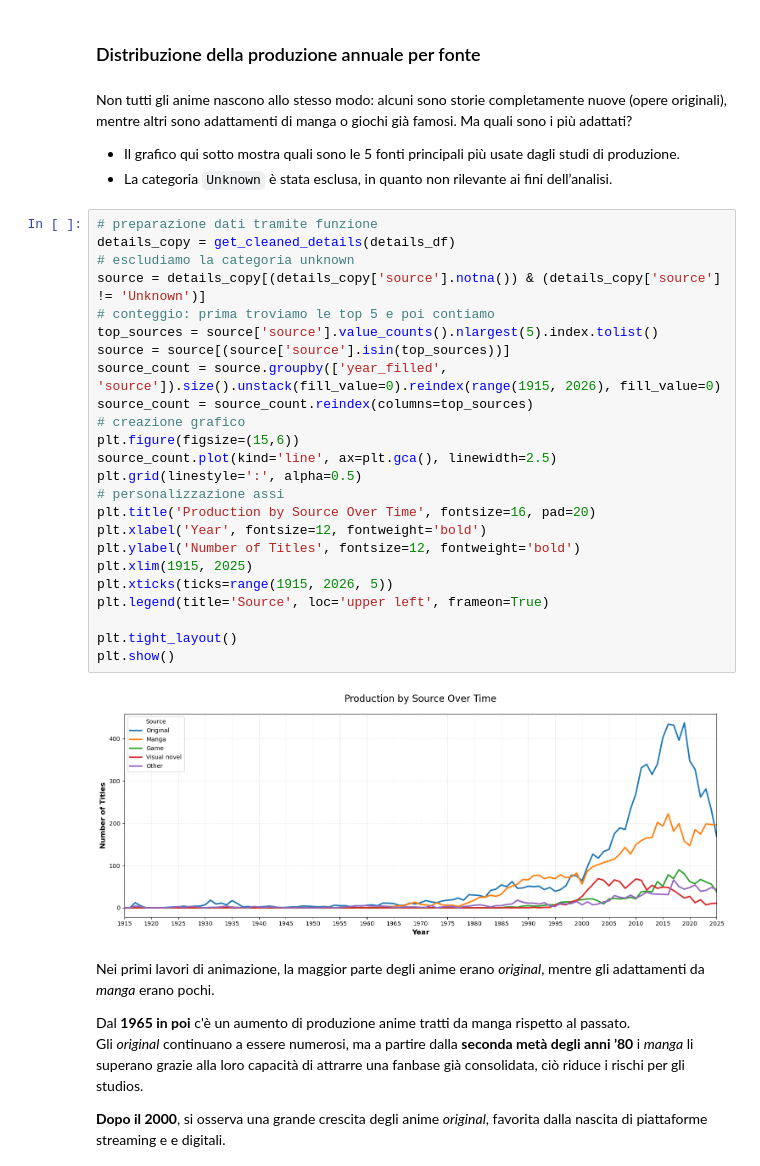
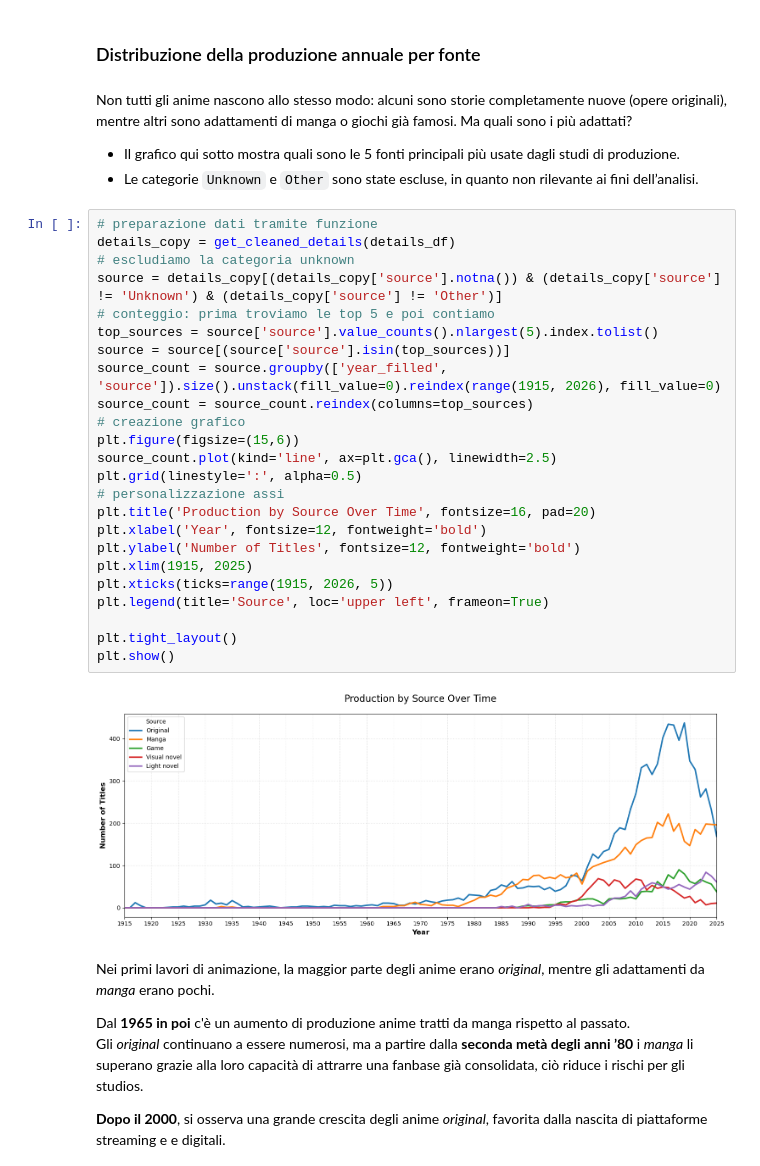
Before and after one commit to sarazunino/HCI, a Jupyter notebook: solution/02_notebook.ipynb, the cells around one changed output. Drawn from its saved outputs; the diff is of its cells as text.

```diff
--- a/solution/02_notebook.ipynb
+++ b/solution/02_notebook.ipynb
@@ -125,33 +124,33 @@ L’evoluzione della produzione anime mostra tre fasi principali: una fase inizi
 # %% [markdown]
 Non tutti gli anime nascono allo stesso modo: alcuni sono storie completamente nuove (opere originali), mentre altri sono adattamenti di  manga o giochi già famosi. Ma quali sono i più adattati?
 - Il grafico qui sotto mostra quali sono le 5 fonti principali più usate dagli studi di produzione.
-- La categoria `Unknown` è stata esclusa, in quanto non rilevante ai fini dell’analisi.
+- Le categorie `Unknown` e `Other` sono state escluse, in quanto non rilevante ai fini dell’analisi.
 # %%
 # preparazione dati tramite funzione
 details_copy = get_cleaned_details(details_df)
 # escludiamo la categoria unknown
-source = details_copy[(details_copy['source'].notna()) & (details_copy['source'] != 'Unknown')]
+source = details_copy[(details_copy['source'].notna()) & (details_copy['source'] != 'Unknown') & (details_copy['source'] != 'Other')]
 # conteggio: prima troviamo le top 5 e poi contiamo
 top_sources = source['source'].value_counts().nlargest(5).index.tolist()
 source = source[(source['source'].isin(top_sources))]
 source_count = source.groupby(['year_filled', 'source']).size().unstack(fill_value=0).reindex(range(1915, 2026), fill_value=0)
 source_count = source_count.reindex(columns=top_sources)
 # creazione grafico
 plt.figure(figsize=(15,6))
 source_count.plot(kind='line', ax=plt.gca(), linewidth=2.5)
 plt.grid(linestyle=':', alpha=0.5)
 # personalizzazione assi
 plt.title('Production by Source Over Time', fontsize=16, pad=20)
 plt.xlabel('Year', fontsize=12, fontweight='bold')
 plt.ylabel('Number of Titles', fontsize=12, fontweight='bold')
 plt.xlim(1915, 2025)
 plt.xticks(ticks=range(1915, 2026, 5))
 plt.legend(title='Source', loc='upper left', frameon=True)
 
 plt.tight_layout()
 plt.show()
 # %% [output]
-[figure, old version]
+[figure, new version]
 # %% [markdown]
 
 Nei primi lavori di animazione, la maggior parte degli anime erano *original*, mentre gli adattamenti da *manga* erano pochi.
```
Also changed, not shown: parts of 1 cell of this notebook, 5 other files.
